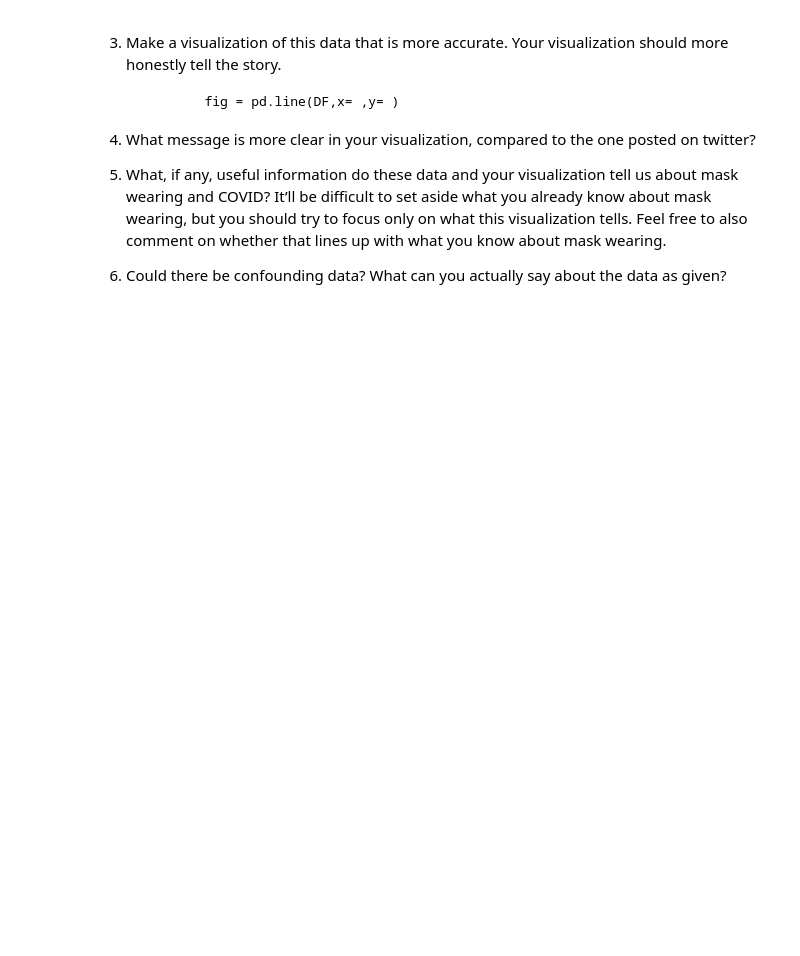
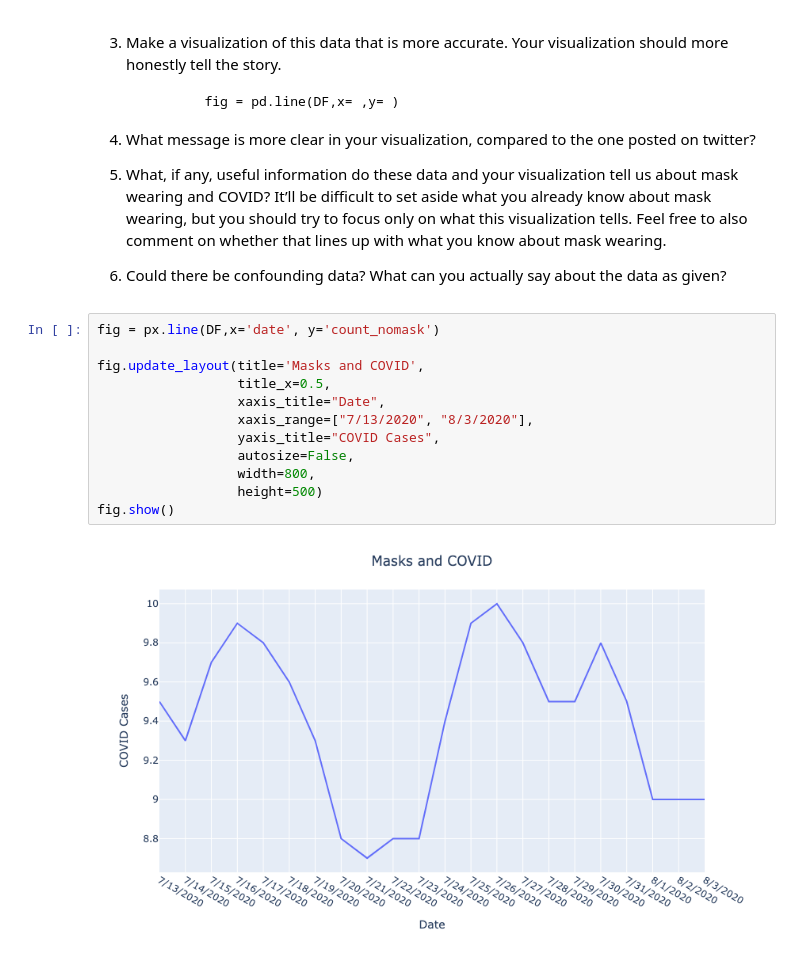
Before and after one commit to sophiamagcale/Day13, a Jupyter notebook: Day13-HW.ipynb, the cells around one changed output. Saved outputs shown, nothing was run; the diff lists cells and outputs as text; blank space fills up the shorter version.

```diff
--- a/Day13-HW.ipynb
+++ b/Day13-HW.ipynb
@@ -114,3 +139,17 @@ DF
 5. What message is more clear in your visualization, compared to the one posted on twitter?
 6. What, if any, useful information do these data and your visualization tell us about mask wearing and COVID? It’ll be difficult to set aside what you already know about mask wearing, but you should try to focus only on what this visualization tells. Feel free to also comment on whether that lines up with what you know about mask wearing.
 7. Could there be confounding data? What can you actually say about the data as given?
+# %%
+fig = px.line(DF,x='date', y='count_nomask')
+
+fig.update_layout(title='Masks and COVID',
+                  title_x=0.5,
+                  xaxis_title="Date",
+                  xaxis_range=["7/13/2020", "8/3/2020"],
+                  yaxis_title="COVID Cases",
+                  autosize=False,
+                  width=800,
+                  height=500)
+fig.show()
+# %% [output]
+[figure, added]
```
Also changed, not shown: parts of 4 cells of this notebook.
